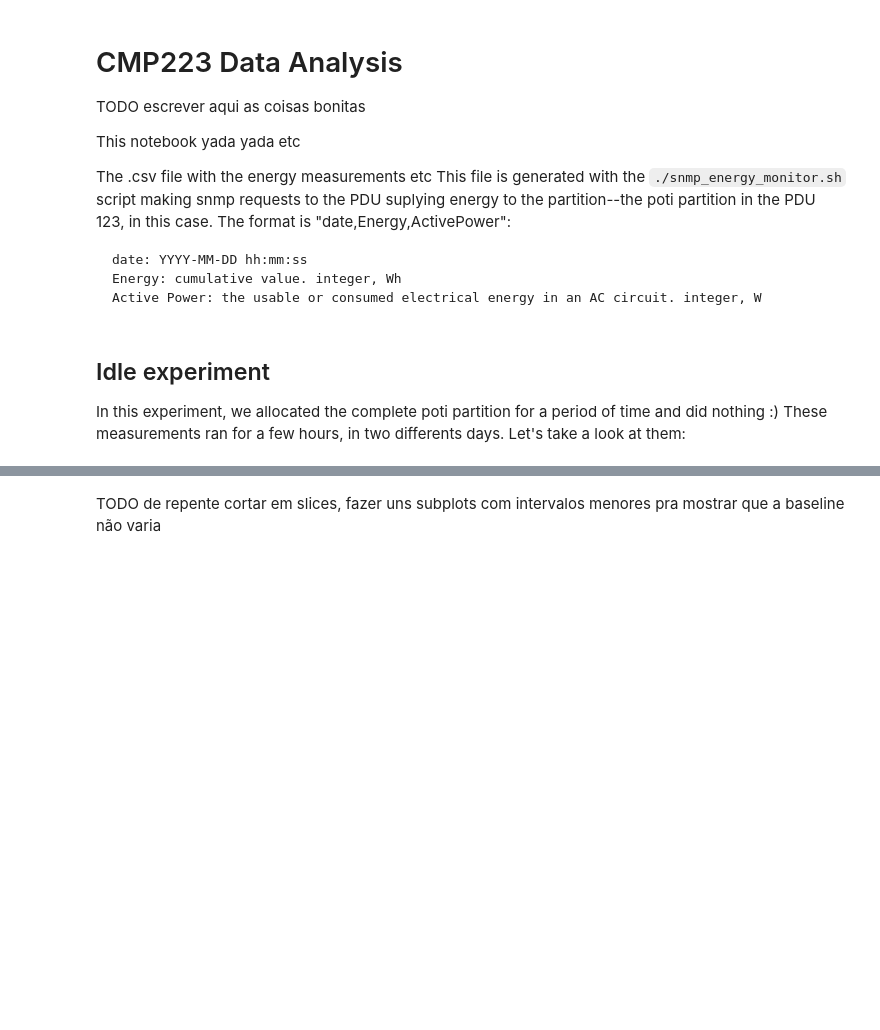
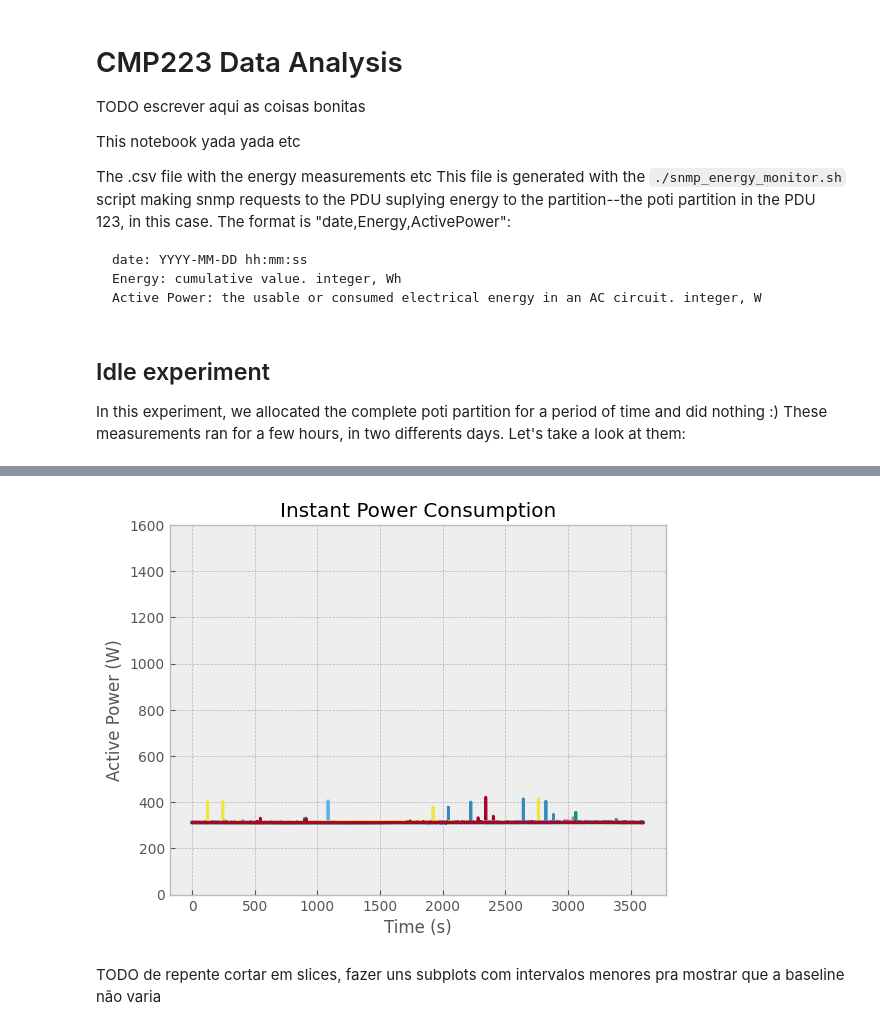
Before and after one commit to othomarcondes/CMP223-EnergyMeasurements, a Jupyter notebook: data_analysis.ipynb, the cells around one changed output, grey strips where cells are left out. Drawn from its saved outputs; the diff is of its cells as text; code cells hidden in the pictures; blank space fills up the shorter version.

```diff
--- a/data_analysis.ipynb
+++ b/data_analysis.ipynb
@@ -53,0 +72,13 @@ plt.show()
+# %%
+
+# cortando o dataframe em intervalos de uma hora
+interval_min = 0
+interval_max = 3600
+idle_list = list()
+
+for i in range(12):
+    idle_list.append(idle.loc[(idle['Elapsed'] >= interval_min) & (idle['Elapsed'] <= interval_max)])
+    interval_min = interval_min + 3600
+    interval_max = interval_max + 3600
+
+idle_list
@@ -53,0 +103,8 @@ plt.show()
+# %%
+# atualizar a coluna 'Elapsed' pra mostrar o tempo decorrido desde o inicio daquela hora
+
+for index, hour in enumerate(idle_list):
+    idle_list[index]['Elapsed'] = idle_list[index]['Time'].sub(idle_list[index]['Time'].iloc[0])
+    idle_list[index]['Elapsed'] = idle_list[index]['Elapsed'].dt.seconds
+
+idle_list
@@ -54,3 +129,25 @@ plt.show()
+# %%
+# plotar as 12 horas sobrepostas pra ficar mais fácil de visualizar
+fig = plt.figure()
+ax = fig.add_subplot(111)
+
+for index, hour in enumerate(idle_list):
+   ax.plot(idle_list[index]['Elapsed'], idle_list[index]['Active_Power'])
+
+ax.set_ylim(0,1600)
+
+plt.title('Instant Power Consumption')
+plt.xlabel('Time (s)')
+plt.ylabel('Active Power (W)')
+
+plt.style.use('bmh')
+
+fig.savefig("figures/idle_instant.pdf")
+plt.show()
+
+#print(plt.style.available)
+# %% [output]
+[figure, added]
 # %% [markdown]
 TODO de repente cortar em slices, fazer uns subplots com intervalos menores pra mostrar que a baseline não varia
 # %% [markdown]
```
Also changed, not shown: parts of 5 cells of this notebook, 2 other files.
